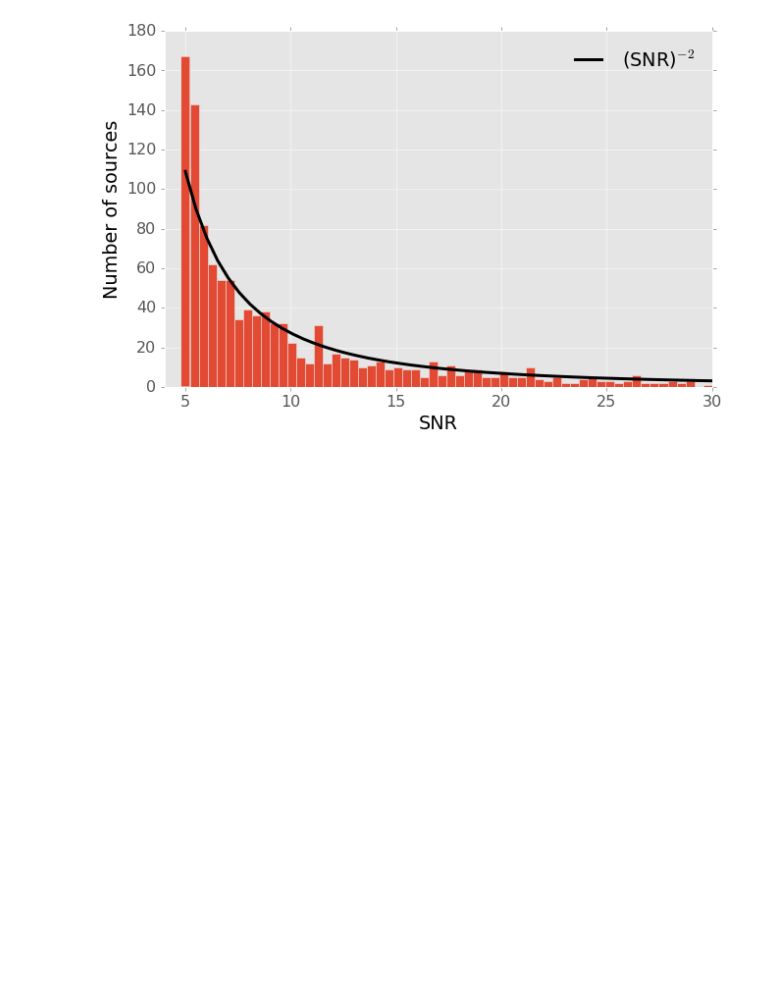
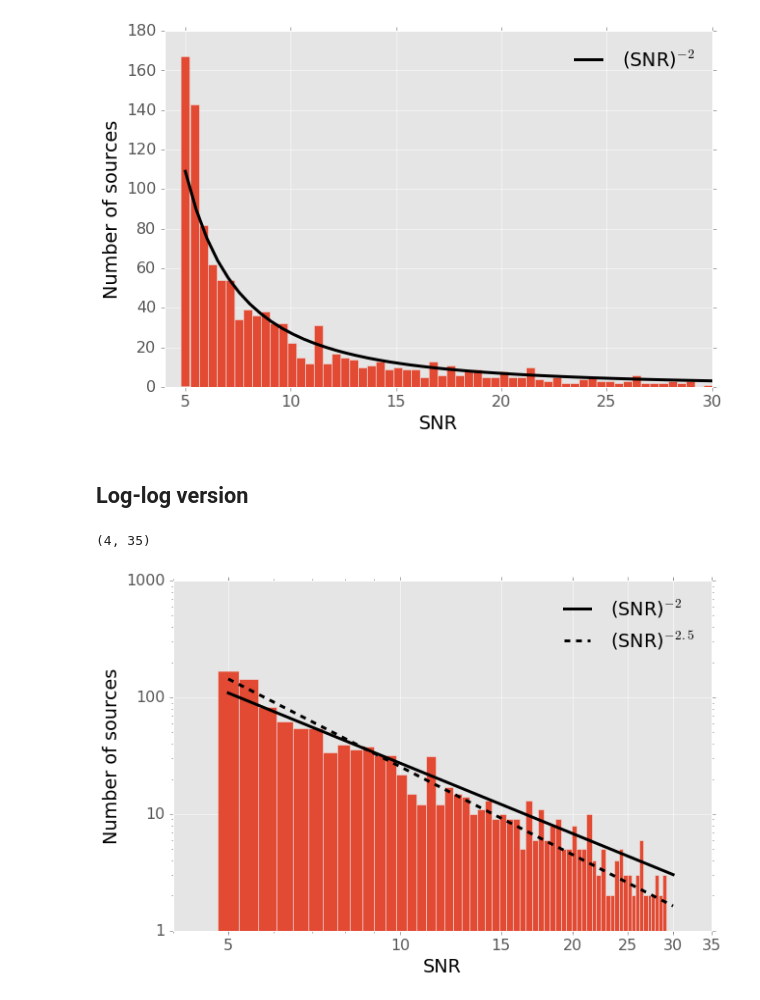
Before and after one commit to lsst-dm/dmtn-006, a Jupyter notebook: notebooks/force_phot_sql.ipynb, the cells around one changed output. Drawn from its saved outputs; the diff is of its cells as text; code cells hidden in the pictures; blank space fills up the shorter version.

Commit message:
Add log-log version of the magnitude distribution.

```diff
--- a/notebooks/force_phot_sql.ipynb
+++ b/notebooks/force_phot_sql.ipynb
@@ -389,0 +388,30 @@ H_log, bins_log, _ = plt.hist(magnitude_table['corr_flux']/magnitude_table['corr
+# %% [markdown]
+Log-log version
+-------
+# %%
+H_log, bins_log, _ = plt.hist(magnitude_table['corr_flux']/magnitude_table['corr_sigma'],
+                              bins=bins)
+
+x = linspace(5,30,50)
+dx = bins[1] - bins[0]
+
+plt.xscale('log')
+plt.yscale('log')
+
+def normalized_powerlaw(x, bins, power):
+    integral_x = 1/(power+1)*(bins[-1]**(power+1) - bins[0]**(power+1))
+    return x**power/integral_x
+
+plt.plot(x, sum(H)*dx*normalized_powerlaw(x, bins, -2), 'k-', label="(SNR)$^{-2}$", lw=3)
+plt.plot(x, sum(H)*dx*normalized_powerlaw(x, bins, -2.5), 'k--', label="(SNR)$^{-2.5}$", lw=3)
+
+plt.xlabel("SNR")
+plt.ylabel("Number of sources")
+plt.legend(loc=0, frameon=False)
+plt.gca().xaxis.set_major_formatter(FormatStrFormatter("%.0f"))
+plt.gca().yaxis.set_major_formatter(FormatStrFormatter("%.0f"))
+plt.gca().xaxis.set_major_locator(matplotlib.ticker.MaxNLocator(7))
+plt.xlim(4,35)
+# %% [output]
+(4, 35)
+[figure, added]
```
Also changed, not shown: parts of 2 cells of this notebook.
